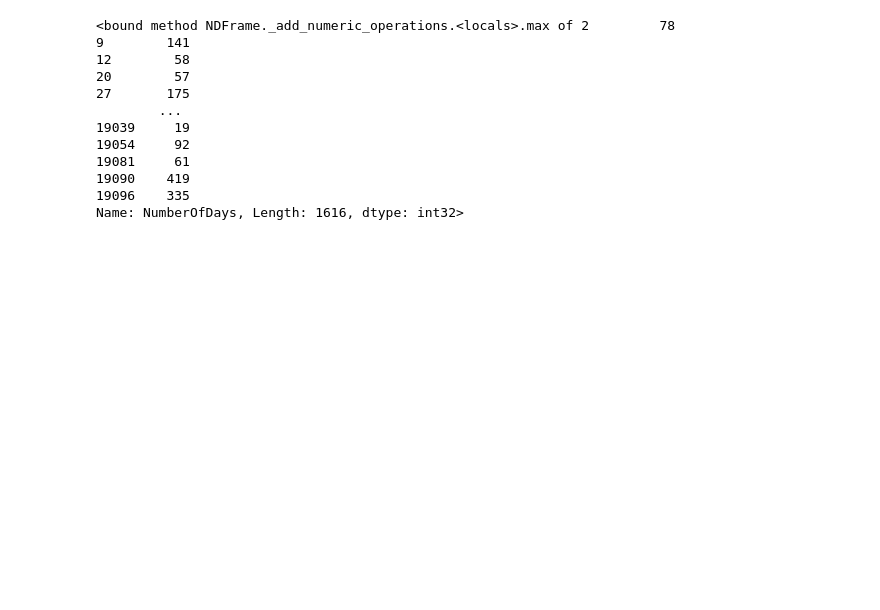
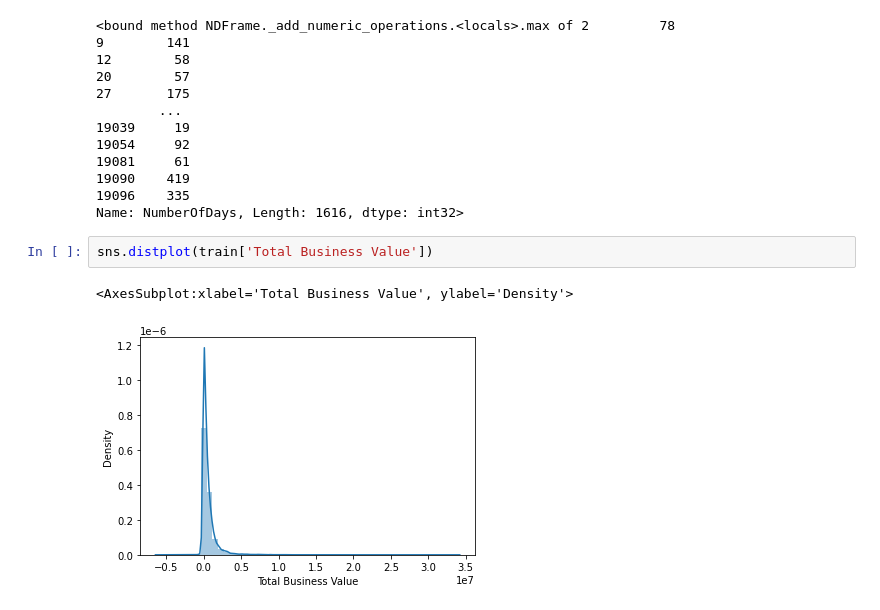
Before and after one commit to Aditk23/AV_19Nov, a Jupyter notebook: preprocessing2.ipynb, the cells around one changed output. Saved outputs shown, nothing was run; the diff lists cells and outputs as text; blank space fills up the shorter version.

```diff
--- a/preprocessing2.ipynb
+++ b/preprocessing2.ipynb
@@ -117,3 +117,8 @@ train1.loc[train1.Attrition==1]['NumberOfDays']
 19090    419
 19096    335
 Name: NumberOfDays, Length: 1616, dtype: int32>
+# %%
+sns.distplot(train['Total Business Value'])
+# %% [output]
+<AxesSubplot:xlabel='Total Business Value', ylabel='Density'>
+[figure, added]
```
Also changed, not shown: 2 other files.
